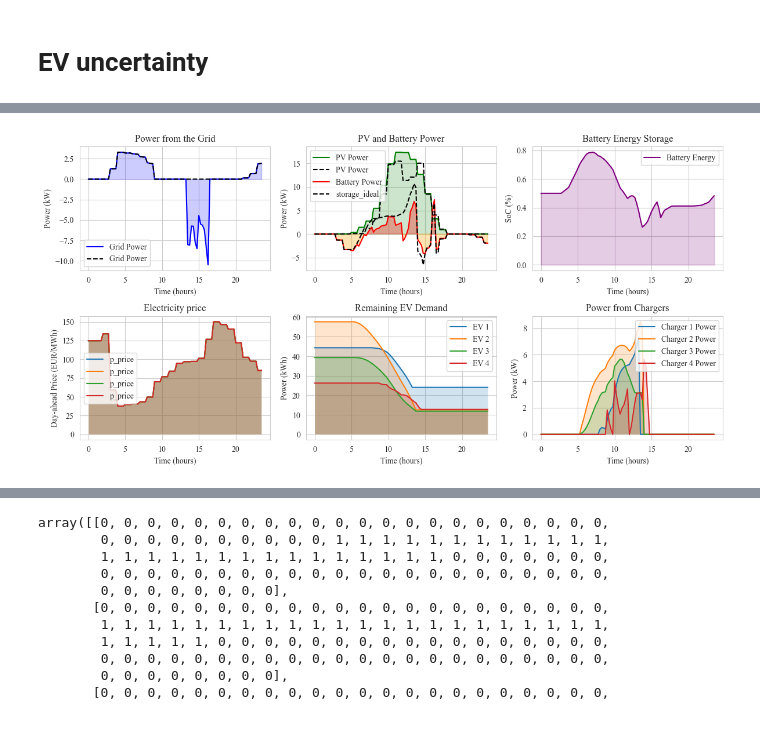
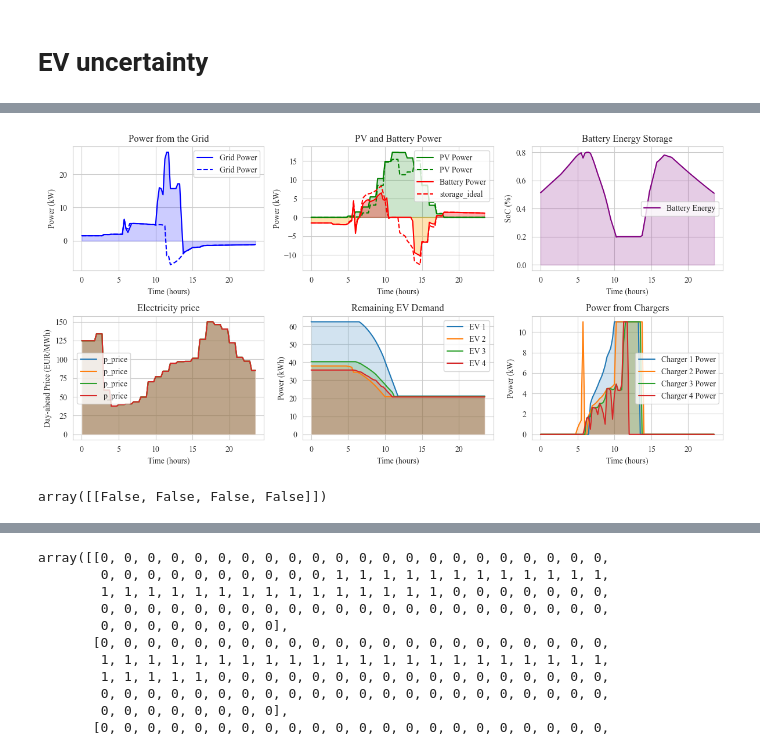
Before and after one commit to ES-Lab/ES-MDN-MPC, a Jupyter notebook: GMM_MPC.ipynb, the cells around one changed output, grey strips where cells are left out. Cells and saved outputs as stored; diff of their text form; code cells hidden in the pictures.

```diff
--- a/GMM_MPC.ipynb
+++ b/GMM_MPC.ipynb
@@ -2770,3 +2774,11 @@ array([3.8332732], dtype=float32)
+# %%
+# Sample once for estimate
+est_arrivals_temp, est_durations_temp, est_energies_temp = est_arrivals.copy(), est_durations.copy(), est_energies.copy()
+est_availability_matrix_temp = est_availability_matrix.copy()
+# %%
+# reverse the process to get the original arrival times and durations
+est_arrivals, est_durations, est_energies = est_arrivals_temp.copy(), est_durations_temp.copy(), est_energies_temp.copy()
+est_availability_matrix = est_availability_matrix_temp.copy()
 # %%
 import cvxpy as cp
 import numpy as np
@@ -2822,7 +2834,7 @@ class MPC:
         constraints = []
 
         # Charger availability constraints
-        constraints.append(self.p_chargers <= charger_availability*self.p_charger_limit)
+        constraints.append(self.p_chargers[1:] <= charger_availability[1:]*self.p_charger_limit)
 
         # Power balance constraints
         constraints.append(p_pv[1:] + self.p_grid[1:] + self.p_storage[1:] == cp.sum(self.p_chargers, axis=1)[1:])
@@ -2861,11 +2873,11 @@ class MPC:
         smoothing_penalty = cp.tv(self.p_grid_positive) + cp.tv(self.p_grid_negative) + cp.tv(self.p_storage) + 2*cp.tv(self.p_chargers)
 
         # Objective: Minimize total grid power usage
-        objective = cp.Minimize(cp.sum(self.p_grid**2)*5
-                                + cp.sum(cp.multiply(self.p_price,self.p_grid_positive))
-                                - cp.sum(cp.multiply(self.p_price/2,self.p_grid_negative))
-                                + cp.sum(cp.multiply(self.e_factor, self.p_grid))
-                                + cp.sum(self.p_chargers_slack**2)*10
+        objective = cp.Minimize(cp.sum(self.p_grid**2)*10
+                                + cp.sum(cp.multiply(self.p_price,self.p_grid_positive))*0.1
+                                - cp.sum(cp.multiply(self.p_price/2,self.p_grid_negative))*0.1
+                                + cp.sum(cp.multiply(self.e_factor, self.p_grid))*0.1
+                                + cp.sum((self.p_chargers_slack)**2)*10
                                 + smoothing_penalty)
 
         # Problem definition and solving
@@ -2918,19 +2930,23 @@ results = {
     'p_storage_ideal':  np.zeros((1,)),
     'storage_energy':   storage_energy_initial,
     'p_chargers':       np.zeros((1, num_chargers)),
+    'p_chargers_ideal':       np.zeros((1, num_chargers)),
     'remaining_demand': real_energies_initial,
 }
 
+ev_errors = []
 for t in range(1, num_time_steps):
+    print(f"t: {t}, real arrivals: {real_arrivals}, est arrivals: {est_arrivals}")
     if t in (real_arrivals*4).astype(int):
         # Sample once for estimate
-        print(f"real arrivals: {real_arrivals}, est arrivals: {est_arrivals}, t: {t}")
-        new_est_durations = sample_duration_given_arrival(mdn2, t)
+        new_est_durations = sample_duration_given_arrival(mdn2, t/4)
+        print(f"time: {t}, new_est_durations: {new_est_durations}")
+
         est_arrivals[np.where((real_arrivals*4).astype(int) == t)] = t/4
         est_energies[np.where((real_arrivals*4).astype(int) == t)] = real_energies[np.where((real_arrivals*4).astype(int) == t)]
         est_availability_matrix = compute_availability(est_arrivals, new_est_durations)
-        print(f"real arrivals: {real_arrivals}, est arrivals: {est_arrivals}, t: {t}")
-
+        est_availability = np.vstack([np.zeros((1, len(est_availability_matrix))), est_availability_matrix.T])
+        print("Updated estimated arrivals, durations, energy.")
 
     if t%time_shift==0:
         p_pv = expanded_pv_forecast[t-1:]/ 1000  # PV power generation over time
@@ -2943,10 +2959,29 @@ for t in range(1, num_time_steps):
         # print(p_pv.shape, results['remaining_demand'][-1,:].shape, charger_availability.shape, results['storage_energy'][-1])
         command = mpc.step(p_pv, results, charger_availability, p_price, e_factor)
 
+        # Apply real availability mask to ideal charger command
+        adjusted_p_chargers = (command['p_chargers'] * charger_availability_real[1:time_shift+1]).copy()
+
+        # Compute the availability gap: newly available chargers (real > estimated)
+        availability_gap = (charger_availability_real[1:time_shift+1] - charger_availability[1:time_shift+1]) > 0.5
+
+        # Cap charging to prevent over-delivery (no negative remaining demand)
+        remaining_demand = results['remaining_demand'][-1].copy()  # Shape: (num_chargers,)
+
+        for i in range(time_shift):
+            for j in range(mpc.num_chargers):
+                if availability_gap[i, j]:
+                    # Proposed charger power: same as ideal command
+                    adjusted_p_chargers[i, j] = np.clip(remaining_demand[j]/mpc.time_resolution,
+                                                            0,
+                                                            mpc.p_charger_limit)
+                    print(f"t: {t}, charger {j+1} available, setting to {adjusted_p_chargers[i, j]} kW, remaining demand: {remaining_demand[j]} kWh")
+
         # Adjust for actual PV power using the battery
         pv_error = p_pv_real[1:time_shift+1] - p_pv[1:time_shift+1]  # Compute forecast error
-        ev_error = np.sum((charger_availability_real[1:time_shift+1] - charger_availability[1:time_shift+1])*command['p_chargers'], axis=1)
-
+        ev_error = np.sum(adjusted_p_chargers - command['p_chargers'], axis=1)
+        print(f"t: {t}, pv_error: {pv_error}, ev_error: {ev_error}")
+        ev_errors.append(ev_error)
         # Initialize adjusted battery power
         adjusted_p_storage = command['p_storage'].copy()
         current_storage_energy = results['storage_energy'][-1].copy()  # Current SoC
@@ -2956,7 +2991,7 @@ for t in range(1, num_time_steps):
         #     break
         # Adjust battery power to absorb PV error
         for i in range(time_shift):
-            adjusted_p_storage[i] = adjusted_p_storage[i] - pv_error[i] - ev_error[i]
+            adjusted_p_storage[i] = adjusted_p_storage[i] - pv_error[i] + ev_error[i]
             # Ensure discharging does not exceed limit
             adjusted_p_storage[i] = np.clip(adjusted_p_storage[i], -mpc.p_storage_limit, mpc.p_storage_limit)  # Ensure discharging does not exceed limit
             adjusted_p_storage[i] = -np.clip(-adjusted_p_storage[i],
@@ -2969,7 +3004,7 @@ for t in range(1, num_time_steps):
                                     (0.95) * np.minimum(0, adjusted_p_storage[i]) * mpc.time_resolution
 
         # Adjust grid power based on adjusted battery power
-        p_grid_samples = np.sum(command['p_chargers']*charger_availability_real[1:time_shift+1], axis=1) - adjusted_p_storage - p_pv_real[1:time_shift+1]
+        p_grid_samples = np.sum(adjusted_p_chargers, axis=1) - adjusted_p_storage - p_pv_real[1:time_shift+1]
         p_grid_positive_samples = np.maximum(p_grid_samples, 0)
         p_grid_negative_samples = np.minimum(p_grid_samples, 0)
         # if t == 57:
@@ -2994,7 +3029,8 @@ for t in range(1, num_time_steps):
         results['p_grid_negative'] = np.hstack([results['p_grid_negative'], p_grid_negative_samples])
 
 
-        results['p_chargers'] = np.vstack([results['p_chargers'], command['p_chargers']*charger_availability_real[1:time_shift+1]])
+        results['p_chargers'] = np.vstack([results['p_chargers'], adjusted_p_chargers])
+        results['p_chargers_ideal'] = np.vstack([results['p_chargers_ideal'], command['p_chargers']])
         results['p_storage'] = np.hstack([results['p_storage'], adjusted_p_storage])
         results['p_storage_ideal'] = np.hstack([results['p_storage_ideal'], command['p_storage']])
         results['storage_energy'] = np.hstack([results['storage_energy'], storage_energy_samples])
@@ -3015,7 +3051,7 @@ time_steps = np.arange(len(results['p_grid'])) / 4  # Scale the time steps to ho
 plt.subplot(2, 3, 1)
 plt.plot(time_steps, results['p_grid'], label='Grid Power', color='blue')
 plt.fill_between(time_steps, 0, results['p_grid'], color='blue', alpha=0.2)
-plt.plot(time_steps, results['p_grid_ideal'], label='Grid Power', color='black', linestyle='--')
+plt.plot(time_steps, results['p_grid_ideal'], label='Grid Power', color='blue', linestyle='--')
 
 plt.xlabel('Time (hours)')
 plt.ylabel('Power (kW)')
@@ -3026,12 +3062,12 @@ plt.legend()
 plt.subplot(2, 3, 2)
 plt.plot(time_steps, expanded_pv[1:1+len(time_steps)]/1000, label='PV Power', color='green')
 plt.fill_between(time_steps, 0, expanded_pv[1:1+len(time_steps)]/1000, color='green', alpha=0.2)
-plt.plot(time_steps, expanded_pv_forecast[1:1+len(time_steps)]/1000, label='PV Power', color='black', linestyle='--')
+plt.plot(time_steps, expanded_pv_forecast[1:1+len(time_steps)]/1000, label='PV Power', color='green', linestyle='--')
 
 plt.plot(time_steps, results['p_storage'], label='Battery Power', color='red')
 plt.fill_between(time_steps, 0, results['p_storage'], where=np.array(results['p_storage']) >= 0, color='red', alpha=0.3, interpolate=True)
 plt.fill_between(time_steps, 0, results['p_storage'], where=np.array(results['p_storage']) < 0, color='orange', alpha=0.3, interpolate=True)
-plt.plot(time_steps, results['p_storage_ideal'], label='storage_ideal', color='black', linestyle='--')
+plt.plot(time_steps, results['p_storage_ideal'], label='storage_ideal', color='red', linestyle='--')
 
 plt.xlabel('Time (hours)')
 plt.ylabel('Power (kW)')
@@ -3089 +3136,5 @@ real arrivals: [8.188932  5.7402906 5.6111093 8.77066  ], est arrivals: [8.   5.
-[figure, old version]
+[figure, new version]
+# %%
+availability_gap
+# %% [output]
+array([[False, False, False, False]])
```
Also changed, not shown: parts of 77 cells of this notebook.
